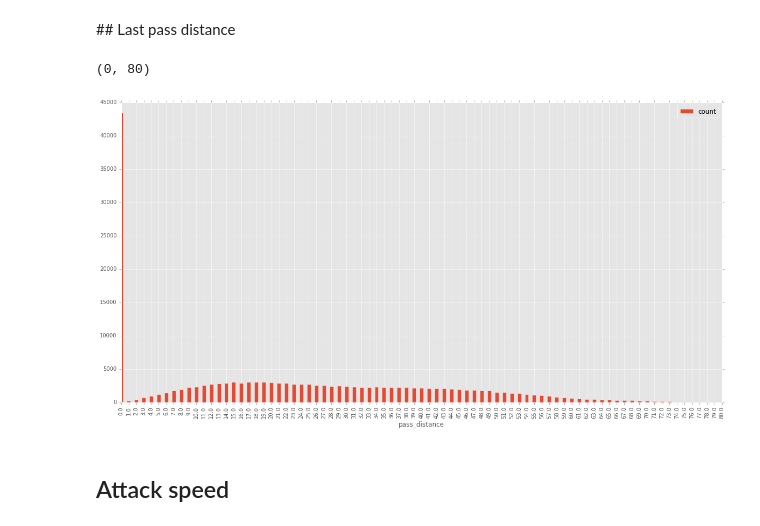
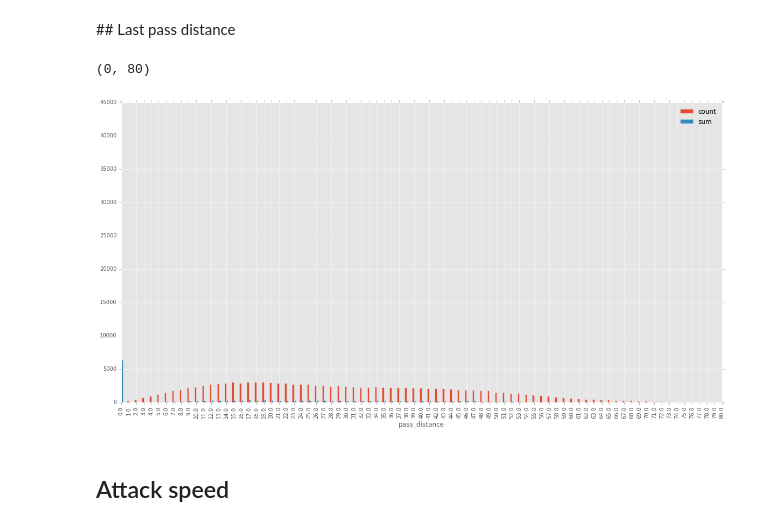
Before and after one commit to 10contre11/notebooks, a Jupyter notebook: xg_features_selection.ipynb, the cells around one changed output. Drawn from its saved outputs; the diff is of its cells as text; code cells hidden in the pictures.

```diff
--- a/xg_features_selection.ipynb
+++ b/xg_features_selection.ipynb
@@ -42,12 +42,12 @@ plt.xlim(0, 90)
 # %% [markdown]
 ## Last pass distance
 # %%
-nb_shots_by_angle = shots.groupby(shots['pass_distance'].apply(lambda x: round(x, 0))).agg(['count'])['start']
-nb_shots_by_angle.plot.bar()
+nb_shots_by_distance = shots.groupby(shots['pass_distance'].apply(lambda x: round(x, 0))).agg(['count', 'sum'])['goal']
+nb_shots_by_distance.plot.bar()
 plt.xlim(0, 80)
 # %% [output]
 (0, 80)
-[figure, old version]
+[figure, new version]
 # %% [markdown]
 ## Attack speed
 # %%
```
Also changed, not shown: parts of 3 cells of this notebook.
